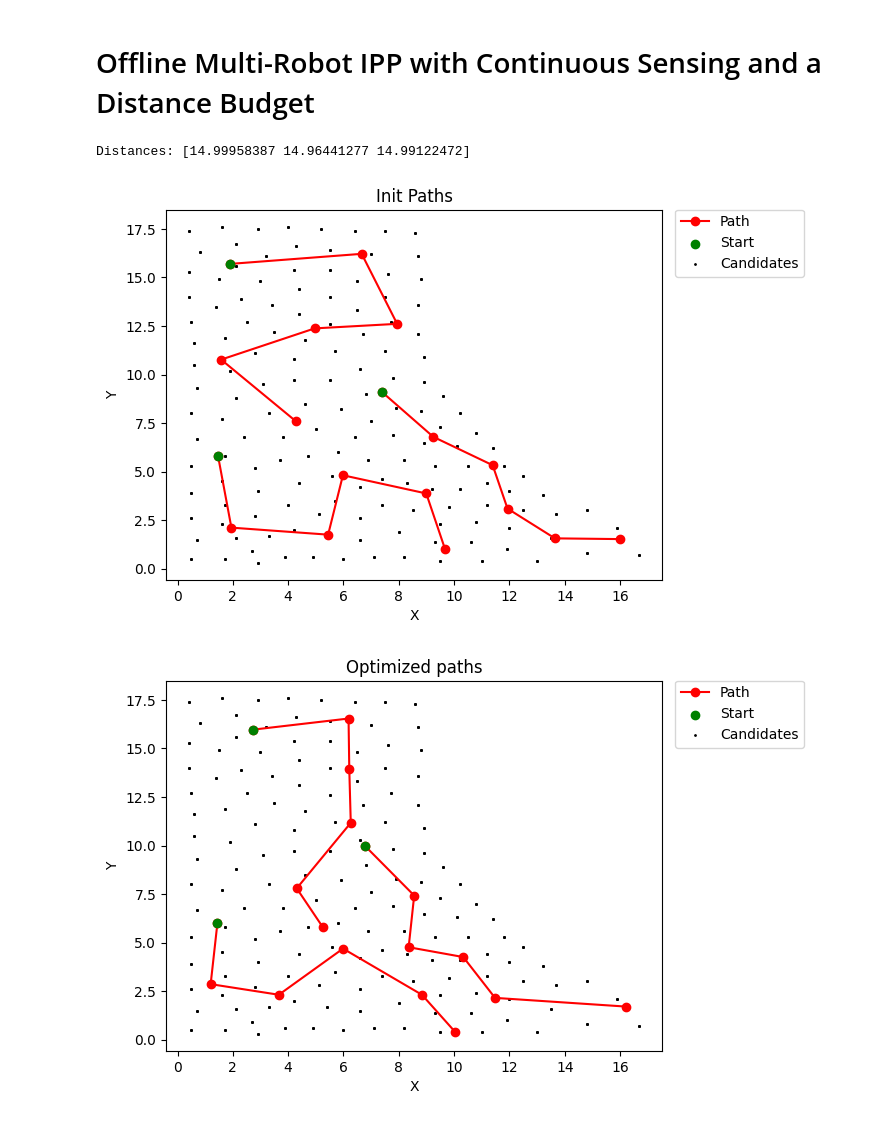
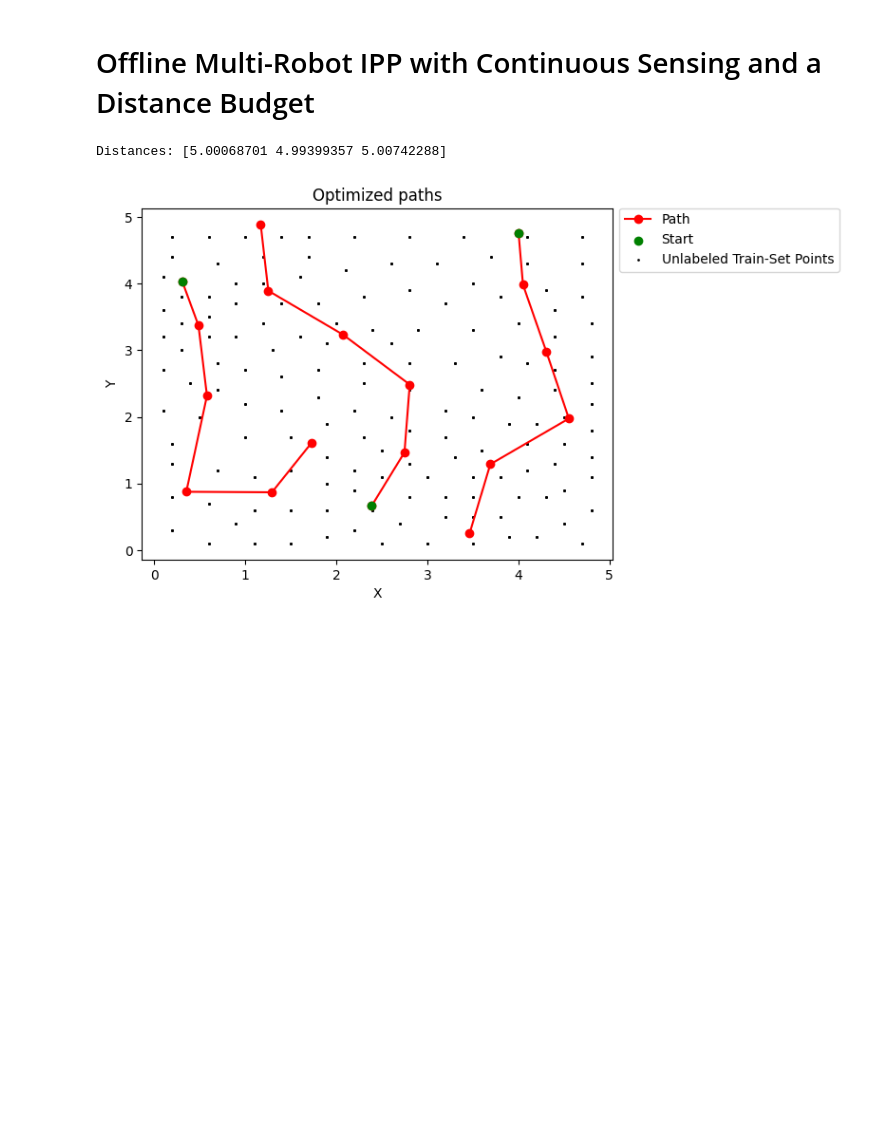
Before and after one commit to itskalvik/sgp-tools, a Jupyter notebook: demos/IPP.ipynb, the cells around one changed output. Cells and saved outputs as stored; diff of their text form; code cells hidden in the pictures; blank space fills up the shorter version.

```diff
--- a/demos/IPP.ipynb
+++ b/demos/IPP.ipynb
@@ -26,14 +26,17 @@ To enable the following instructions: AVX2 AVX512F AVX512_VNNI FMA, in other ope
 # %% [markdown]
 # Get the data and initial SGP parameters
 # %%
-dataset = 'salinity'
-dataset_path = '/home/kalvik/sgp-tools/datasets/ROMS.nc'
-
-# Get the data
-X_train, y_train, X_test, y_test, candidates, X, y = get_dataset(dataset, dataset_path)
+# Get the synthetic elevation data
+dataset = 'synthetic'
+X_train, y_train, X_test, y_test, candidates, X, y = get_dataset(dataset)
 
 # Train the GP and get the model parameters
 _, noise_variance, kernel = get_model_params(X_train, y_train,
                                              lengthscales=[1.0, 1.0],
                                              optimizer='scipy')
+
+plt.scatter(X[:, 0], X[:, 1], c=y)
+plt.xlabel('x')
+plt.ylabel('y')
+plt.title('Data Field')
 # %% [output]
@@ -151,40 +166,40 @@ plt.gca().set_aspect('equal')
 # %%
 num_robots = 3
 num_placements = 6
 
+# Initialize inducing points and get initial path
+# resample to ensure same number of waypoints in each path
 Xu_init = get_inducing_pts(X_train, num_placements*num_robots)
-path_idx, _ = run_tsp(Xu_init,
-                      num_vehicles=num_robots,
-                      max_dist=30)
+Xu_init, _ = run_tsp(Xu_init,
+                     num_vehicles=num_robots,
+                     max_dist=30,
+                     resample=num_placements)
+Xu_init = Xu_init.reshape(-1, 2)
 
-Xu_init =  [Xu_init[path] for path in path_idx]
-Xu_init = np.concatenate(Xu_init, axis=0)
-
-plot_paths(Xu_init.reshape(num_robots, num_placements, 2),
-           candidates, title='Init Paths')
-
-# Set expansion transformation sampling rate and
-# distance budget along with the optimization weight parameter
+# Setup distance constrained 3 robot IPP transformer
+# with continuous sensing model (sampling rate of 20) and
+# a distance budget of 5. and optimize it
 transformer = IPPTransformer(num_robots=num_robots,
-                             n_dim=2,
+                             num_dim=2,
                              sampling_rate=20,
-                             distance_budget=15.,
-                             constraint_weight=5.)
-
+                             distance_budget=5.,
+                             constraint_weight=500.)
 sgpr, _ = continuous_sgp(num_placements,
                          X_train,
                          noise_variance,
                          kernel,
                          transformer,
                          Xu_init=Xu_init,
-                         max_steps=500)
+                         max_steps=5000)
+
+# Get solution inducing points
 sol_sp = sgpr.inducing_variable.Z.numpy()
 sol_paths = sol_sp.reshape(num_robots,
                            num_placements, 2)
 
+# Plot the solution path
 plot_paths(sol_paths, candidates, title="Optimized paths")
 print("Distances:", transformer.distance(sol_sp).numpy())
 # %% [output]
-Distances: [14.99958387 14.96441277 14.99122472]
+Distances: [5.00068701 4.99399357 5.00742288]
-[figure, old version]
+[figure, new version]
-[figure, removed]
```
Also changed, not shown: parts of 5 cells of this notebook, 4 other files.
